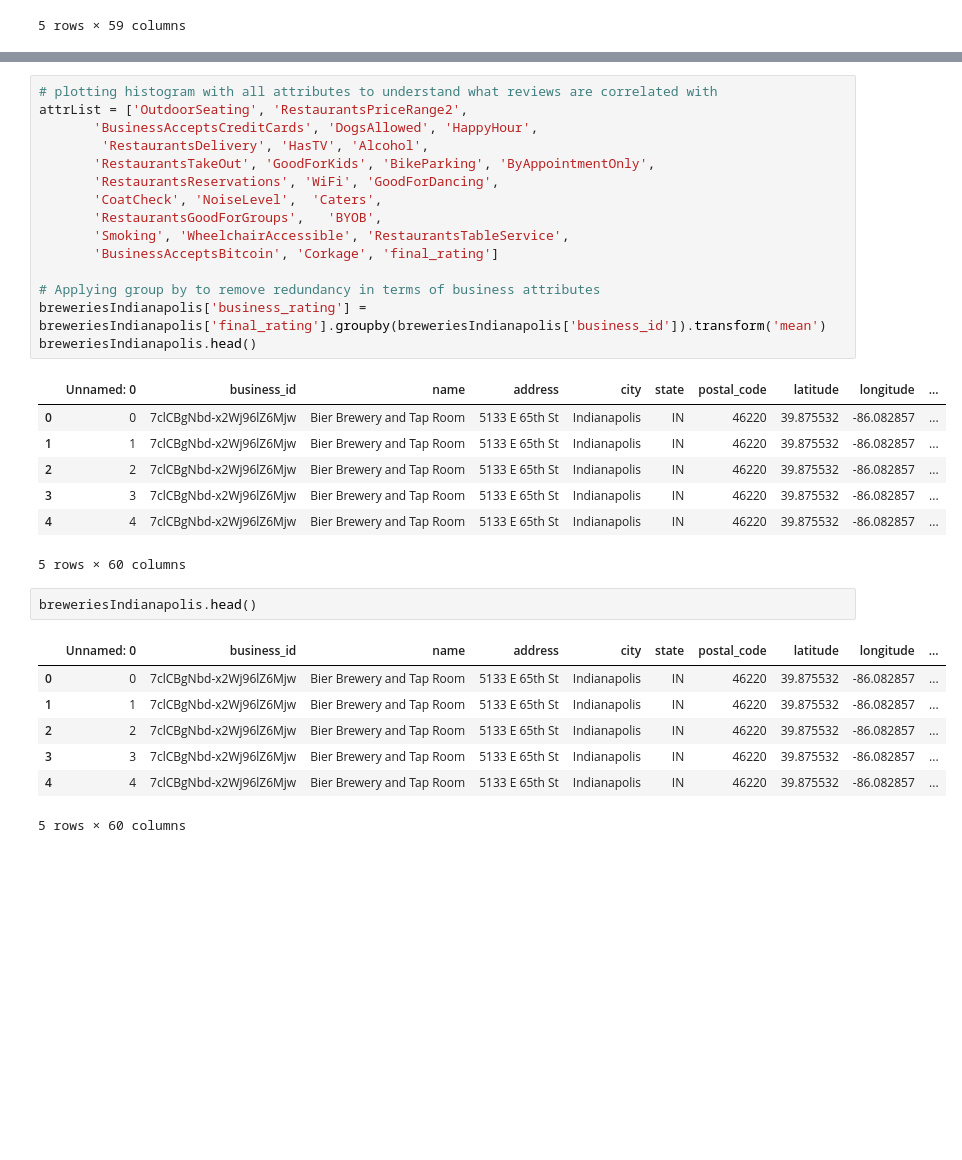
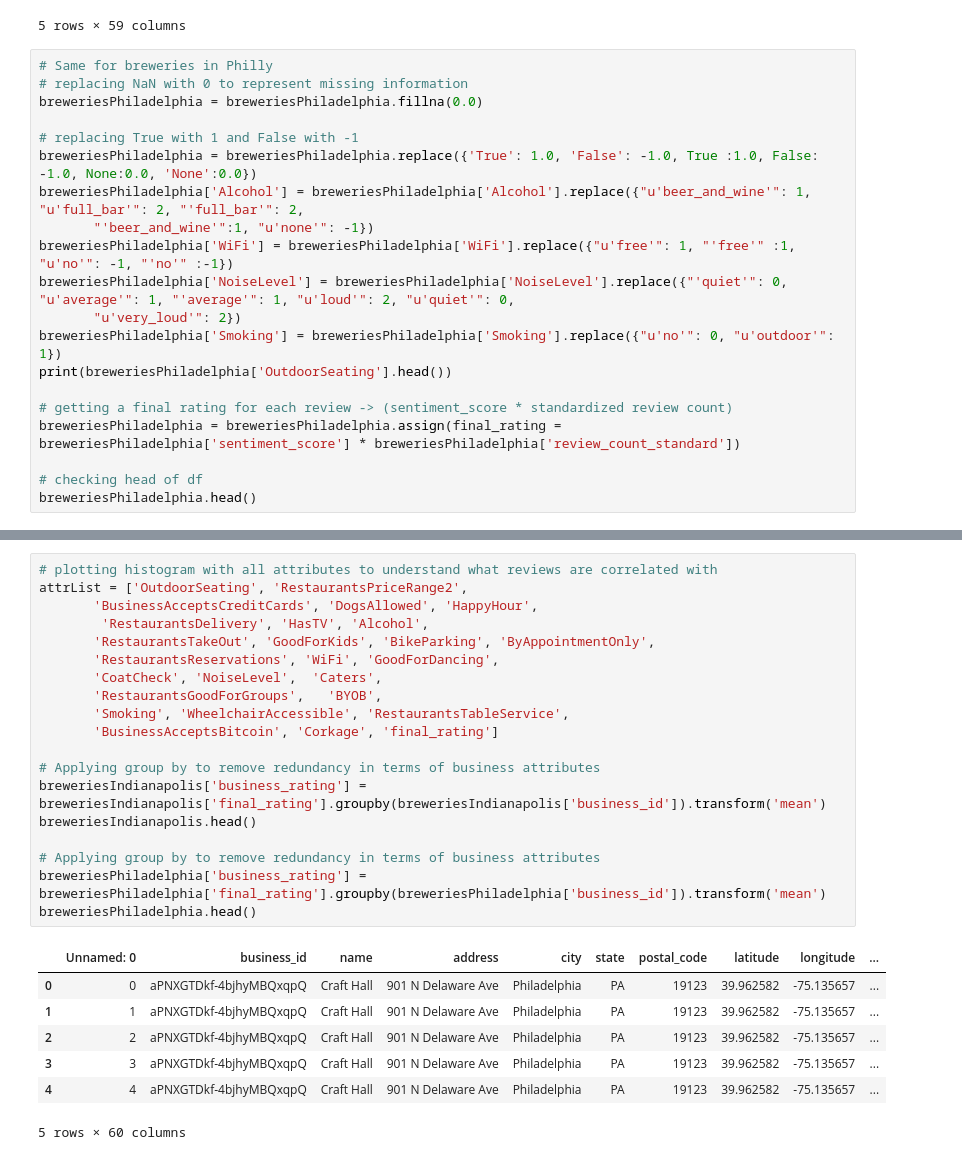
Before and after one commit to pushpit21/Brew628, a Jupyter notebook: sentiment_analysis.ipynb, the cells around one changed output, grey strips where cells are left out. Drawn from its saved outputs; the diff is of its cells as text; blank space fills up the shorter version.

Commit message:
code for Philly plots

```diff
--- a/sentiment_analysis.ipynb
+++ b/sentiment_analysis.ipynb
@@ -115,3 +115,23 @@ Name: OutdoorSeating, dtype: float64
 | 3 | 3 | 7clCBgNbd-x2Wj96lZ6Mjw | Bier Brewery and Tap Room | 5133 E 65th St | Indianapolis | IN | 46220 | 39.875532 | -86.082857 | ... |
 | 4 | 4 | 7clCBgNbd-x2Wj96lZ6Mjw | Bier Brewery and Tap Room | 5133 E 65th St | Indianapolis | IN | 46220 | 39.875532 | -86.082857 | ... |
 5 rows × 59 columns
+# %%
+# Same for breweries in Philly
+# replacing NaN with 0 to represent missing information
+breweriesPhiladelphia = breweriesPhiladelphia.fillna(0.0)
+
+# replacing True with 1 and False with -1
+breweriesPhiladelphia = breweriesPhiladelphia.replace({'True': 1.0, 'False': -1.0, True :1.0, False: -1.0, None:0.0, 'None':0.0})
+breweriesPhiladelphia['Alcohol'] = breweriesPhiladelphia['Alcohol'].replace({"u'beer_and_wine'": 1, "u'full_bar'": 2, "'full_bar'": 2,
+       "'beer_and_wine'":1, "u'none'": -1})
+breweriesPhiladelphia['WiFi'] = breweriesPhiladelphia['WiFi'].replace({"u'free'": 1, "'free'" :1, "u'no'": -1, "'no'" :-1})
+breweriesPhiladelphia['NoiseLevel'] = breweriesPhiladelphia['NoiseLevel'].replace({"'quiet'": 0, "u'average'": 1, "'average'": 1, "u'loud'": 2, "u'quiet'": 0,
+       "u'very_loud'": 2})
+breweriesPhiladelphia['Smoking'] = breweriesPhiladelphia['Smoking'].replace({"u'no'": 0, "u'outdoor'": 1})
+print(breweriesPhiladelphia['OutdoorSeating'].head())
+
+# getting a final rating for each review -> (sentiment_score * standardized review count)
+breweriesPhiladelphia = breweriesPhiladelphia.assign(final_rating = breweriesPhiladelphia['sentiment_score'] * breweriesPhiladelphia['review_count_standard'])
+
+# checking head of df
+breweriesPhiladelphia.head()
@@ -118,33 +152,27 @@ Name: OutdoorSeating, dtype: float64
 # %%
 # plotting histogram with all attributes to understand what reviews are correlated with
 attrList = ['OutdoorSeating', 'RestaurantsPriceRange2',
        'BusinessAcceptsCreditCards', 'DogsAllowed', 'HappyHour',
         'RestaurantsDelivery', 'HasTV', 'Alcohol',
        'RestaurantsTakeOut', 'GoodForKids', 'BikeParking', 'ByAppointmentOnly',
        'RestaurantsReservations', 'WiFi', 'GoodForDancing',
        'CoatCheck', 'NoiseLevel',  'Caters',
        'RestaurantsGoodForGroups',   'BYOB',
        'Smoking', 'WheelchairAccessible', 'RestaurantsTableService',
        'BusinessAcceptsBitcoin', 'Corkage', 'final_rating']
 
 # Applying group by to remove redundancy in terms of business attributes
 breweriesIndianapolis['business_rating'] = breweriesIndianapolis['final_rating'].groupby(breweriesIndianapolis['business_id']).transform('mean')
 breweriesIndianapolis.head()
+
+# Applying group by to remove redundancy in terms of business attributes
+breweriesPhiladelphia['business_rating'] = breweriesPhiladelphia['final_rating'].groupby(breweriesPhiladelphia['business_id']).transform('mean')
+breweriesPhiladelphia.head()
 # %% [output]
 |  | Unnamed: 0 | business_id | name | address | city | state | postal_code | latitude | longitude | ... |
-| 0 | 0 | 7clCBgNbd-x2Wj96lZ6Mjw | Bier Brewery and Tap Room | 5133 E 65th St | Indianapolis | IN | 46220 | 39.875532 | -86.082857 | ... |
-| 1 | 1 | 7clCBgNbd-x2Wj96lZ6Mjw | Bier Brewery and Tap Room | 5133 E 65th St | Indianapolis | IN | 46220 | 39.875532 | -86.082857 | ... |
-| 2 | 2 | 7clCBgNbd-x2Wj96lZ6Mjw | Bier Brewery and Tap Room | 5133 E 65th St | Indianapolis | IN | 46220 | 39.875532 | -86.082857 | ... |
-| 3 | 3 | 7clCBgNbd-x2Wj96lZ6Mjw | Bier Brewery and Tap Room | 5133 E 65th St | Indianapolis | IN | 46220 | 39.875532 | -86.082857 | ... |
-| 4 | 4 | 7clCBgNbd-x2Wj96lZ6Mjw | Bier Brewery and Tap Room | 5133 E 65th St | Indianapolis | IN | 46220 | 39.875532 | -86.082857 | ... |
+| 0 | 0 | aPNXGTDkf-4bjhyMBQxqpQ | Craft Hall | 901 N Delaware Ave | Philadelphia | PA | 19123 | 39.962582 | -75.135657 | ... |
+| 1 | 1 | aPNXGTDkf-4bjhyMBQxqpQ | Craft Hall | 901 N Delaware Ave | Philadelphia | PA | 19123 | 39.962582 | -75.135657 | ... |
+| 2 | 2 | aPNXGTDkf-4bjhyMBQxqpQ | Craft Hall | 901 N Delaware Ave | Philadelphia | PA | 19123 | 39.962582 | -75.135657 | ... |
+| 3 | 3 | aPNXGTDkf-4bjhyMBQxqpQ | Craft Hall | 901 N Delaware Ave | Philadelphia | PA | 19123 | 39.962582 | -75.135657 | ... |
+| 4 | 4 | aPNXGTDkf-4bjhyMBQxqpQ | Craft Hall | 901 N Delaware Ave | Philadelphia | PA | 19123 | 39.962582 | -75.135657 | ... |
 5 rows × 60 columns
-# %%
-breweriesIndianapolis.head()
-# %% [output]
-|  | Unnamed: 0 | business_id | name | address | city | state | postal_code | latitude | longitude | ... |
-| 0 | 0 | 7clCBgNbd-x2Wj96lZ6Mjw | Bier Brewery and Tap Room | 5133 E 65th St | Indianapolis | IN | 46220 | 39.875532 | -86.082857 | ... |
-| 1 | 1 | 7clCBgNbd-x2Wj96lZ6Mjw | Bier Brewery and Tap Room | 5133 E 65th St | Indianapolis | IN | 46220 | 39.875532 | -86.082857 | ... |
-| 2 | 2 | 7clCBgNbd-x2Wj96lZ6Mjw | Bier Brewery and Tap Room | 5133 E 65th St | Indianapolis | IN | 46220 | 39.875532 | -86.082857 | ... |
-| 3 | 3 | 7clCBgNbd-x2Wj96lZ6Mjw | Bier Brewery and Tap Room | 5133 E 65th St | Indianapolis | IN | 46220 | 39.875532 | -86.082857 | ... |
-| 4 | 4 | 7clCBgNbd-x2Wj96lZ6Mjw | Bier Brewery and Tap Room | 5133 E 65th St | Indianapolis | IN | 46220 | 39.875532 | -86.082857 | ... |
-5 rows × 60 columns
```
Also changed, not shown: parts of 4 cells of this notebook.
